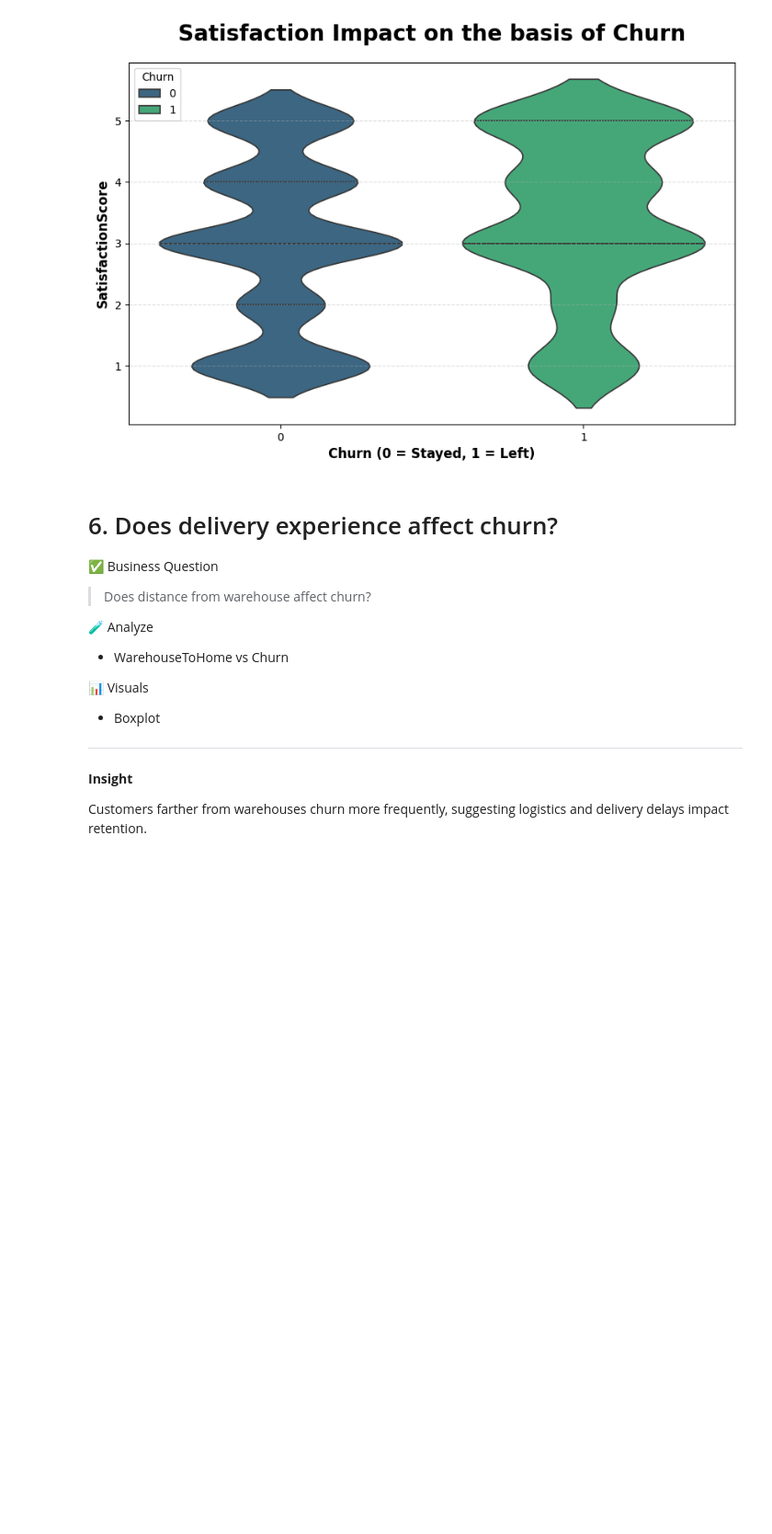
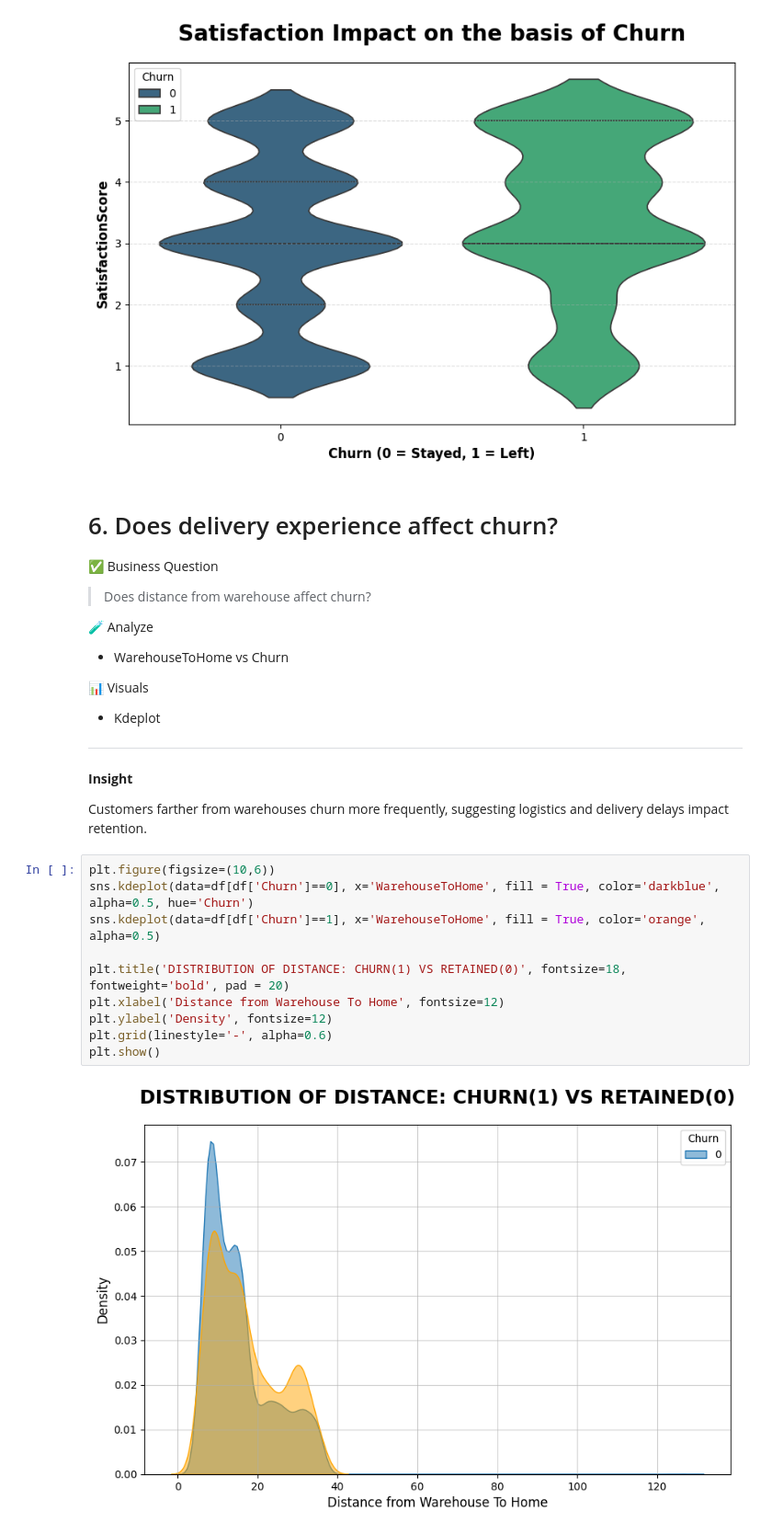
Before and after one commit to shivamtyagi577/E-commerce-Customer-End-to-End-Churn, a Jupyter notebook: Customer_Churn_Analysis_E_Commerce.ipynb, the cells around one changed output. Shown at 92% size. Cells and saved outputs as stored; diff of their text form; blank space fills up the shorter version.

```diff
--- a/Customer_Churn_Analysis_E_Commerce.ipynb
+++ b/Customer_Churn_Analysis_E_Commerce.ipynb
@@ -1022,8 +1044,20 @@ plt.show()
 * WarehouseToHome vs Churn
 
 📊 Visuals
-* Boxplot
+* Kdeplot
 ----
 **Insight**
 
 Customers farther from warehouses churn more frequently, suggesting logistics and delivery delays impact retention.
+# %%
+plt.figure(figsize=(10,6))
+sns.kdeplot(data=df[df['Churn']==0], x='WarehouseToHome', fill = True, color='darkblue', alpha=0.5, hue='Churn')
+sns.kdeplot(data=df[df['Churn']==1], x='WarehouseToHome', fill = True, color='orange', alpha=0.5)
+
+plt.title('DISTRIBUTION OF DISTANCE: CHURN(1) VS RETAINED(0)', fontsize=18, fontweight='bold', pad = 20)
+plt.xlabel('Distance from Warehouse To Home', fontsize=12)
+plt.ylabel('Density', fontsize=12)
+plt.grid(linestyle='-', alpha=0.6)
+plt.show()
+# %% [output]
+[figure, added]
```
Also changed, not shown: parts of 6 cells of this notebook.
